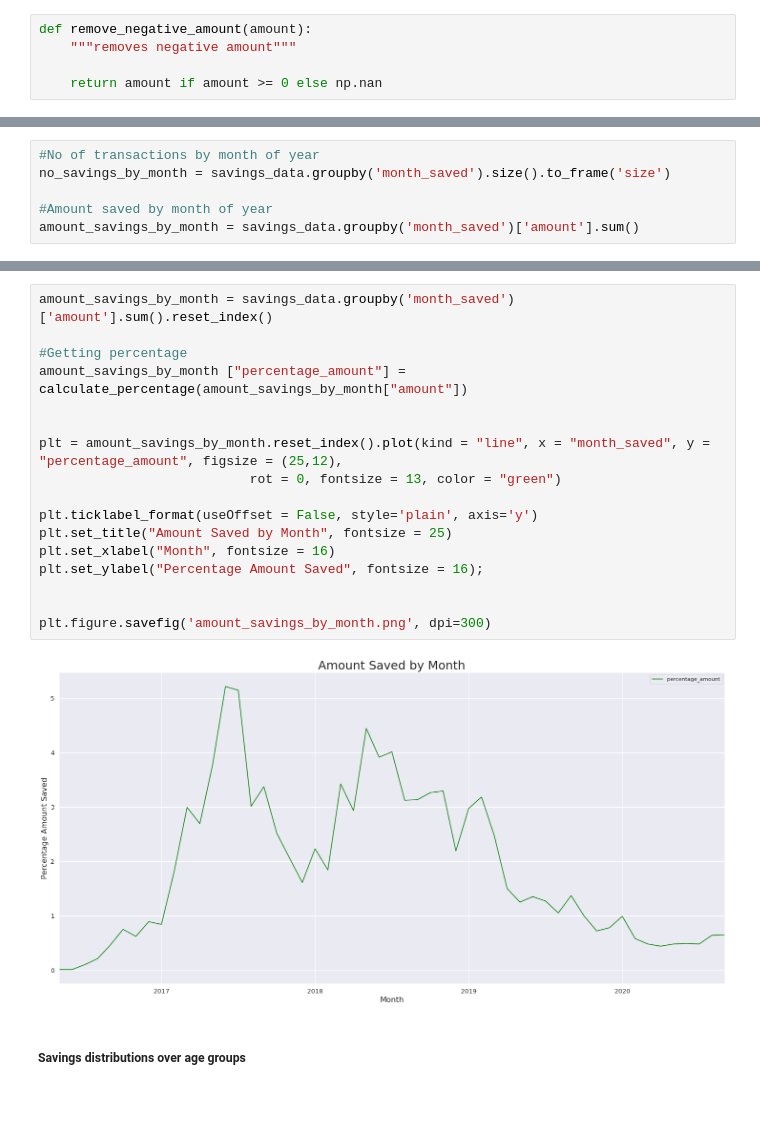
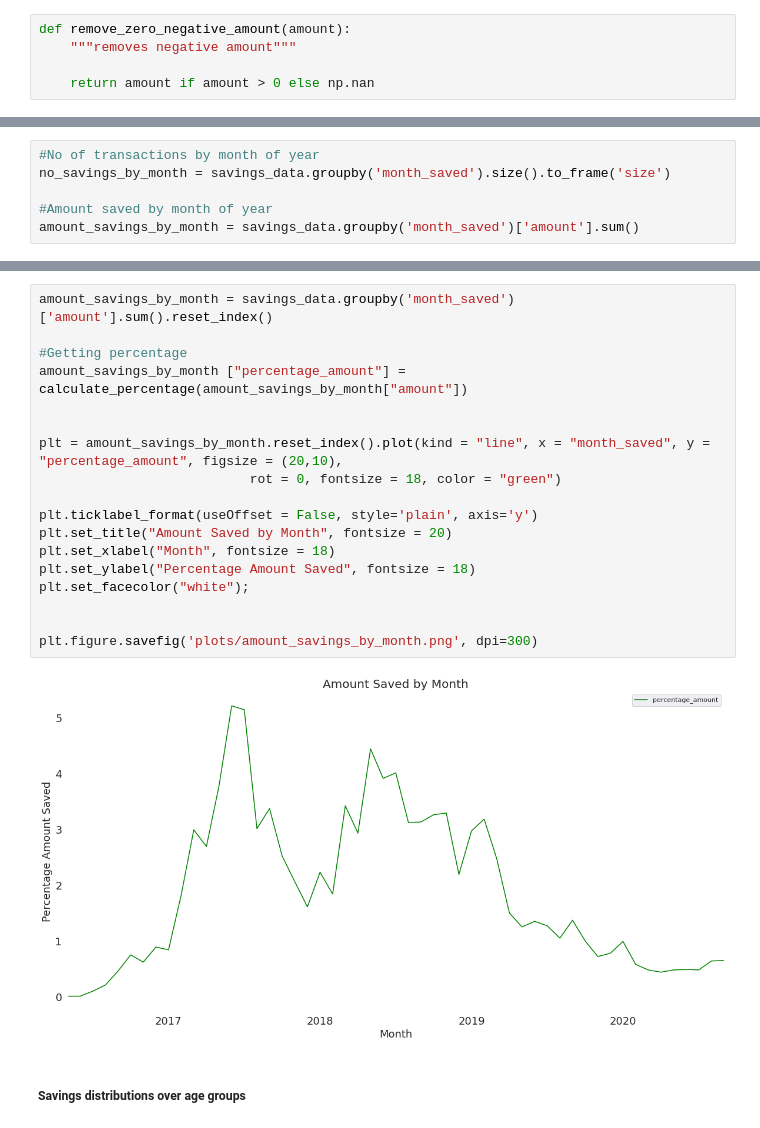
Before and after one commit to MumoNobert/MTIBA-My-Health-Funds-Savings-and-Utilization-Analysis, a Jupyter notebook: My Health Funds Utilization and Savings Insights.ipynb, the cells around one changed output, grey strips where cells are left out. Saved outputs shown, nothing was run; the diff lists cells and outputs as text; blank space fills up the shorter version.

```diff
--- a/My Health Funds Utilization and Savings Insights.ipynb
+++ b/My Health Funds Utilization and Savings Insights.ipynb
@@ -59,10 +59,10 @@ savings.describe(include='all')
 # %% [markdown]
 ### User defined functions  to  be  used
 # %%
-def remove_negative_amount(amount):
+def remove_zero_negative_amount(amount):
     """removes negative amount"""
 
-    return amount if amount >= 0 else np.nan
+    return amount if amount > 0 else np.nan
 # %%
 def remove_anomolous_ages(age, max_age=130):
     """remove anomolously ages under 18 or over 130"""
@@ -409,22 +426,23 @@ plt.figure.savefig('no_savings_by_month.png', dpi=300)
 # %%
 amount_savings_by_month = savings_data.groupby('month_saved')['amount'].sum().reset_index()
 
 #Getting percentage
 amount_savings_by_month ["percentage_amount"] = calculate_percentage(amount_savings_by_month["amount"])
 
 
-plt = amount_savings_by_month.reset_index().plot(kind = "line", x = "month_saved", y = "percentage_amount", figsize = (25,12),
-                           rot = 0, fontsize = 13, color = "green")
+plt = amount_savings_by_month.reset_index().plot(kind = "line", x = "month_saved", y = "percentage_amount", figsize = (20,10),
+                           rot = 0, fontsize = 18, color = "green")
 
 plt.ticklabel_format(useOffset = False, style='plain', axis='y')
-plt.set_title("Amount Saved by Month", fontsize = 25)
-plt.set_xlabel("Month", fontsize = 16)
-plt.set_ylabel("Percentage Amount Saved", fontsize = 16);
+plt.set_title("Amount Saved by Month", fontsize = 20)
+plt.set_xlabel("Month", fontsize = 18)
+plt.set_ylabel("Percentage Amount Saved", fontsize = 18)
+plt.set_facecolor("white");
 
 
-plt.figure.savefig('amount_savings_by_month.png', dpi=300)
+plt.figure.savefig('plots/amount_savings_by_month.png', dpi=300)
 # %% [output]
-[figure, old version]
+[figure, new version]
 # %% [markdown]
 ##### Savings distributions over age groups
 # %%
```
Also changed, not shown: parts of 15 cells of this notebook, 10 other files.
